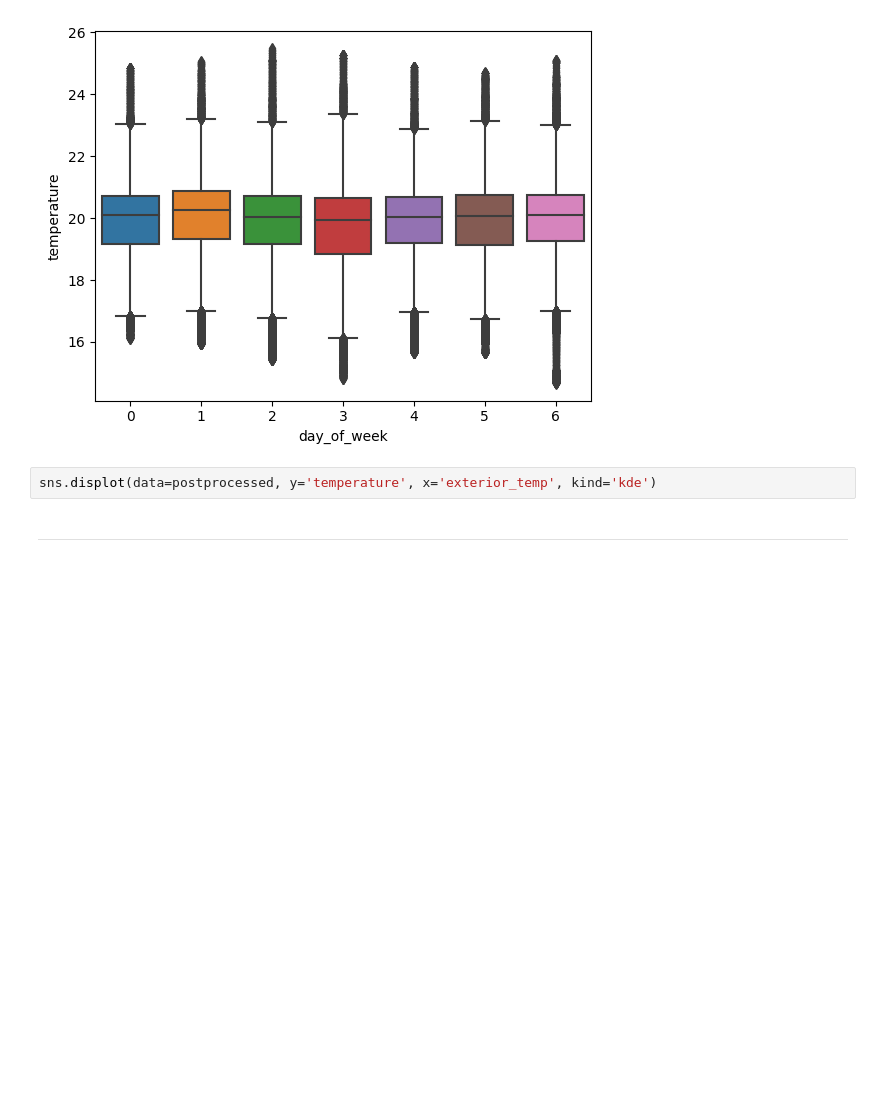
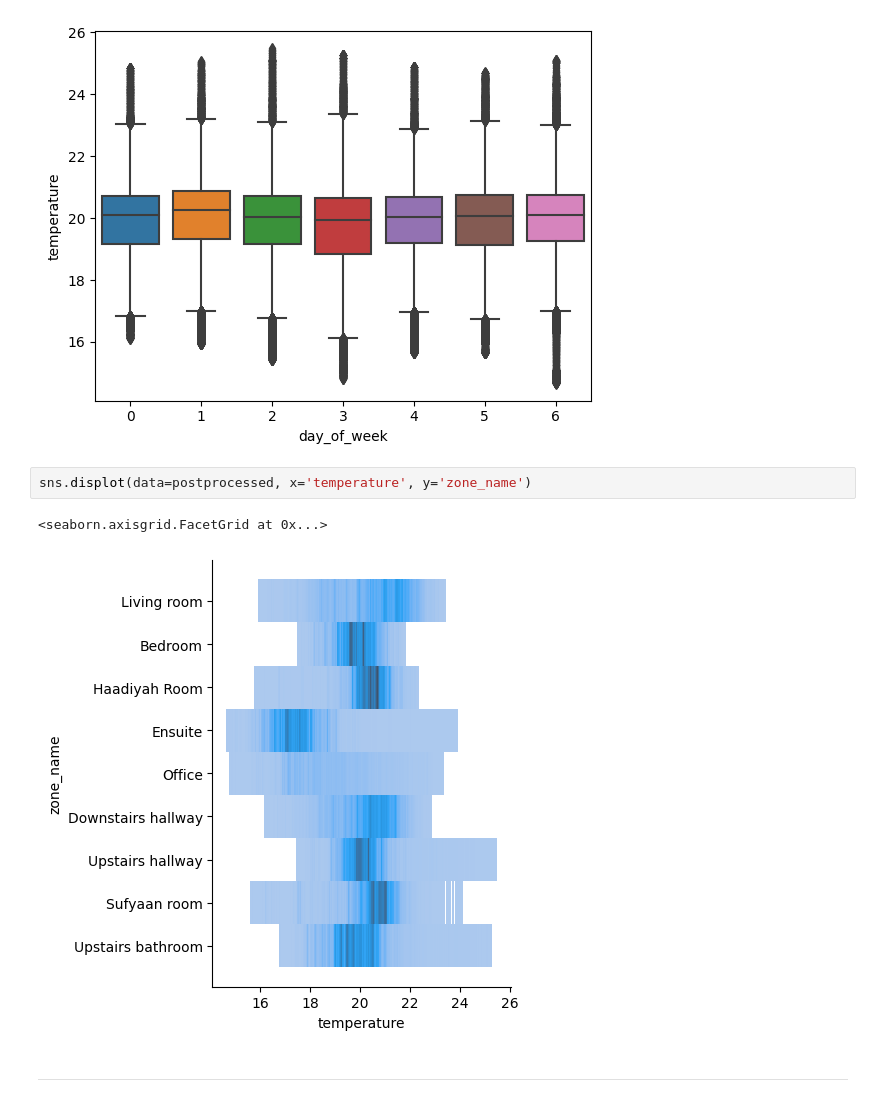
Before and after one commit to adin786/house_climate, a Jupyter notebook: notebooks/01-load_and_prepare.ipynb, the cells around one changed output. Cells and saved outputs as stored; diff of their text form; blank space fills up the shorter version.

```diff
--- a/notebooks/01-load_and_prepare.ipynb
+++ b/notebooks/01-load_and_prepare.ipynb
@@ -403,6 +413,9 @@ sns.boxplot(data=postprocessed, y='temperature', x='day_of_week')
 <Axes: xlabel='day_of_week', ylabel='temperature'>
 [figure]
 # %%
-sns.displot(data=postprocessed, y='temperature', x='exterior_temp', kind='kde')
+sns.displot(data=postprocessed, x='temperature', y='zone_name')
+# %% [output]
+<seaborn.axisgrid.FacetGrid at 0x...>
+[figure, added]
 # %% [markdown]
 ---
```
Also changed, not shown: parts of 4 cells of this notebook.
